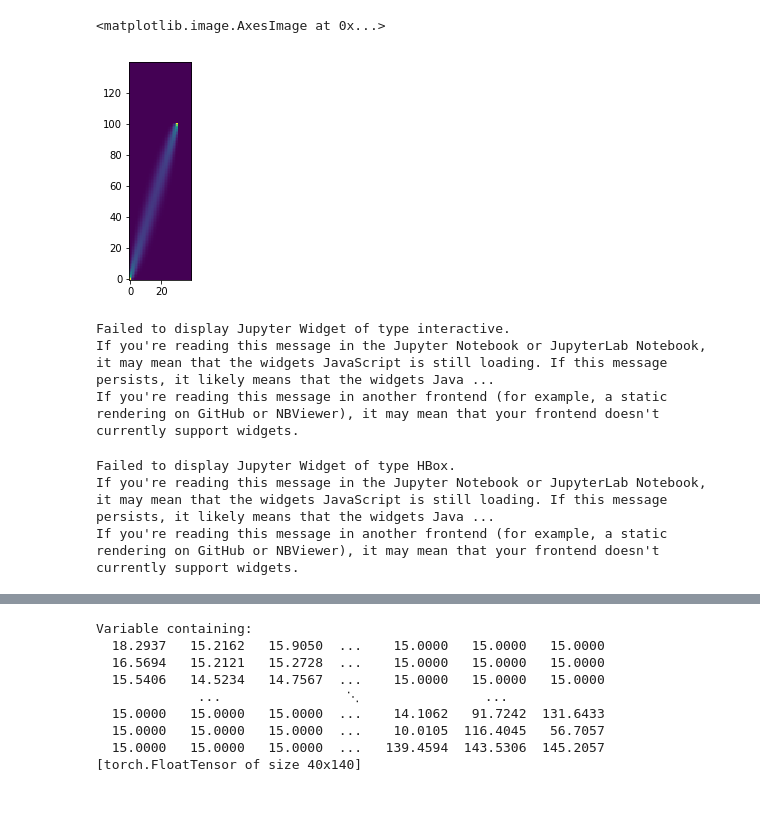
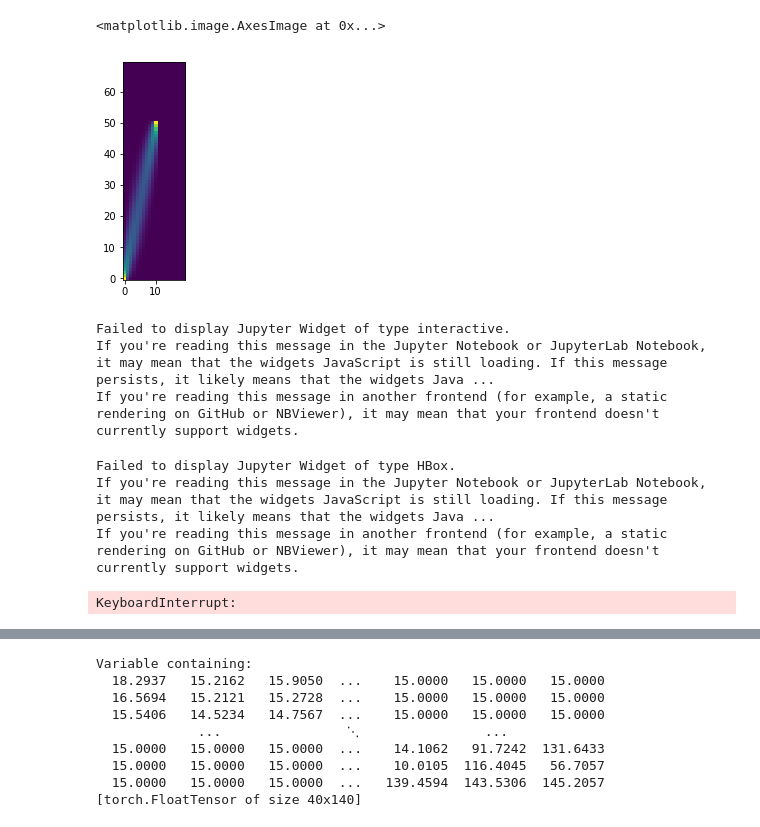
Before and after one commit to M20190649/cs281-final-taxi, a Jupyter notebook: 2017-12-2_FR_unif-ncr-model.ipynb, the cells around one changed output, grey strips where cells are left out. Cells and saved outputs as stored; diff of their text form; code cells hidden in the pictures.

Commit message:
Saving unif model results.

```diff
--- a/2017-12-2_FR_unif-ncr-model.ipynb
+++ b/2017-12-2_FR_unif-ncr-model.ipynb
@@ -19,2 +17,2 @@ w = widgets.IntText()
 # %%
-M, N = (40,140)
+M, N = (20,70)
@@ -119,7 +38,7 @@ def unif_path_weights(source, target):
 
     return full_grid
 # %%
-plt.imshow(unif_path_weights((30,100), (0,0)).T, origin='lower')
+plt.imshow(unif_path_weights((10,50), (0,0)).T, origin='lower')
 # %% [output]
 <matplotlib.image.AxesImage at 0x...>
-[figure, old version]
+[figure, new version]
@@ -152,45 +76,18 @@ df = pd.read_csv('data/split/JC_week1_hour8_40x140.csv')
 losses = []
 pbar = tqdm(total=num_epochs*len(df))
 for epoch in range(num_epochs):
+    w.value += 1
     for _, duration, sx, sy, tx, ty in df.sample(frac=1).itertuples():
+
         pbar.update(1)
-        source = (int(sx), int(sy))
-        target = (int(tx), int(ty))
-        path = unif_path_weights(source, target)
-        pred = (Variable(Tensor(path))
-                * torch.nn.functional.softplus(weights)).sum()
+        pred = predict(sx, sy, tx, ty)
         loss = (pred - duration) ** 2
         optimizer.zero_grad()
         loss.backward()
         optimizer.step()
         losses.append(loss.data[0])
-#         if pbar.n % 2000 == 0:
-#             w.value += 1
-# with tqdm(total=num_epochs * 8030 * 1000) as pbar:
-#     for epoch in range(num_epochs):
-#         chunks = pd.read_csv('data/split/JC_week1_hour8_40x140.csv',
-#                              chunksize=10000)
-#         total_loss, n = 0, 0
-#         for df in chunks:
-#             for _, row in df.iterrows():
-#                 pbar.update(1)
-#                 source = (int(row['sx']), int(row['sy']))
-#                 target = (int(row['tx']), int(row['ty']))
-
-#                 path = unif_path_weights(source, target)
-#                 pred = (Variable(Tensor(path))
-#                         * torch.nn.functional.softplus(weights)).sum()
-#                 loss = (pred - row['duration']) ** 2
-#                 optimizer.zero_grad()
-#                 loss.backward()
-#                 optimizer.step()
-#                 total_loss += np.sqrt(loss.data[0])
-#                 n += 1
-#                 if pbar.n % 2000 == 0:
-#                     print(total_loss/n/60)
-#                     w.value += 1
-#                     clear_output(wait=True)
 # %% [output]
 Failed to display Jupyter Widget of type HBox.
 If you're reading this message in the Jupyter Notebook or JupyterLab Notebook, it may mean that the widgets JavaScript is still loading. If this message persists, it likely means that the widgets Java ...
 If you're reading this message in another frontend (for example, a static rendering on GitHub or NBViewer), it may mean that your frontend doesn't currently support widgets.
+KeyboardInterrupt:
```
Also changed, not shown: parts of 13 cells of this notebook.
